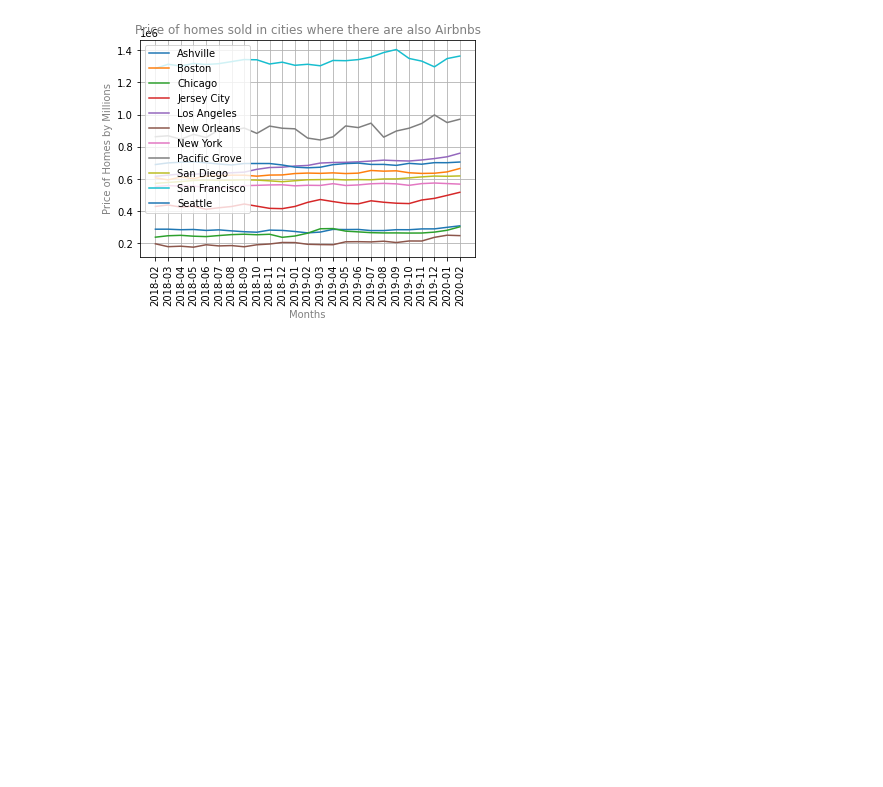
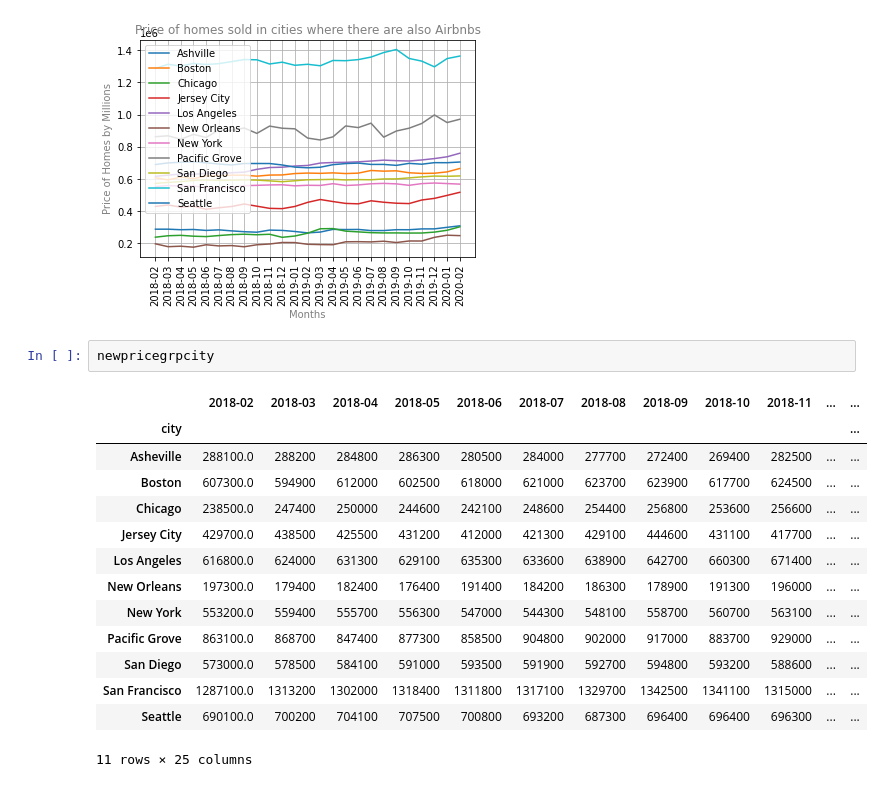
Before and after one commit to GT-Project1-A1/AirBNB, a Jupyter notebook: Josh's part.ipynb, the cells around one changed output. Saved outputs shown, nothing was run; the diff lists cells and outputs as text; blank space fills up the shorter version.

```diff
--- a/Josh's part.ipynb
+++ b/Josh's part.ipynb
@@ -297,3 +310,20 @@ plt.show()
 #,(boston, label="Boston"))
 # %% [output]
 [figure]
+# %%
+newpricegrpcity
+# %% [output]
+|  | 2018-02 | 2018-03 | 2018-04 | 2018-05 | 2018-06 | 2018-07 | 2018-08 | 2018-09 | 2018-10 | 2018-11 | ... | ... |
+| city |  |  |  |  |  |  |  |  |  |  |  | ... |
+| Asheville | 288100.0 | 288200 | 284800 | 286300 | 280500 | 284000 | 277700 | 272400 | 269400 | 282500 | ... | ... |
+| Boston | 607300.0 | 594900 | 612000 | 602500 | 618000 | 621000 | 623700 | 623900 | 617700 | 624500 | ... | ... |
+| Chicago | 238500.0 | 247400 | 250000 | 244600 | 242100 | 248600 | 254400 | 256800 | 253600 | 256600 | ... | ... |
+| Jersey City | 429700.0 | 438500 | 425500 | 431200 | 412000 | 421300 | 429100 | 444600 | 431100 | 417700 | ... | ... |
+| Los Angeles | 616800.0 | 624000 | 631300 | 629100 | 635300 | 633600 | 638900 | 642700 | 660300 | 671400 | ... | ... |
+| New Orleans | 197300.0 | 179400 | 182400 | 176400 | 191400 | 184200 | 186300 | 178900 | 191300 | 196000 | ... | ... |
+| New York | 553200.0 | 559400 | 555700 | 556300 | 547000 | 544300 | 548100 | 558700 | 560700 | 563100 | ... | ... |
+| Pacific Grove | 863100.0 | 868700 | 847400 | 877300 | 858500 | 904800 | 902000 | 917000 | 883700 | 929000 | ... | ... |
+| San Diego | 573000.0 | 578500 | 584100 | 591000 | 593500 | 591900 | 592700 | 594800 | 593200 | 588600 | ... | ... |
+| San Francisco | 1287100.0 | 1313200 | 1302000 | 1318400 | 1311800 | 1317100 | 1329700 | 1342500 | 1341100 | 1315000 | ... | ... |
+| Seattle | 690100.0 | 700200 | 704100 | 707500 | 700800 | 693200 | 687300 | 696400 | 696400 | 696300 | ... | ... |
+11 rows × 25 columns
```
Also changed, not shown: parts of 1 cell of this notebook, 2 other files.
